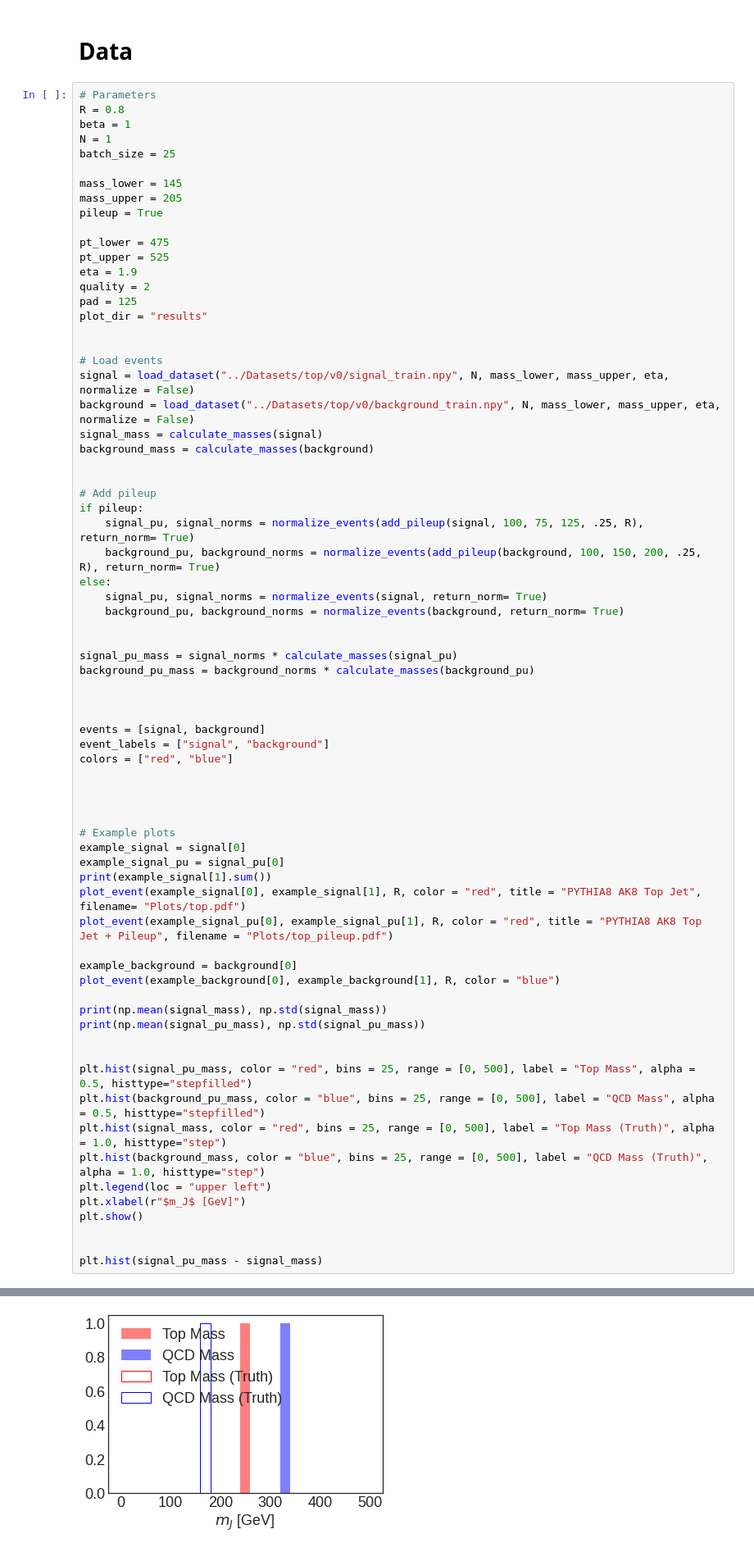
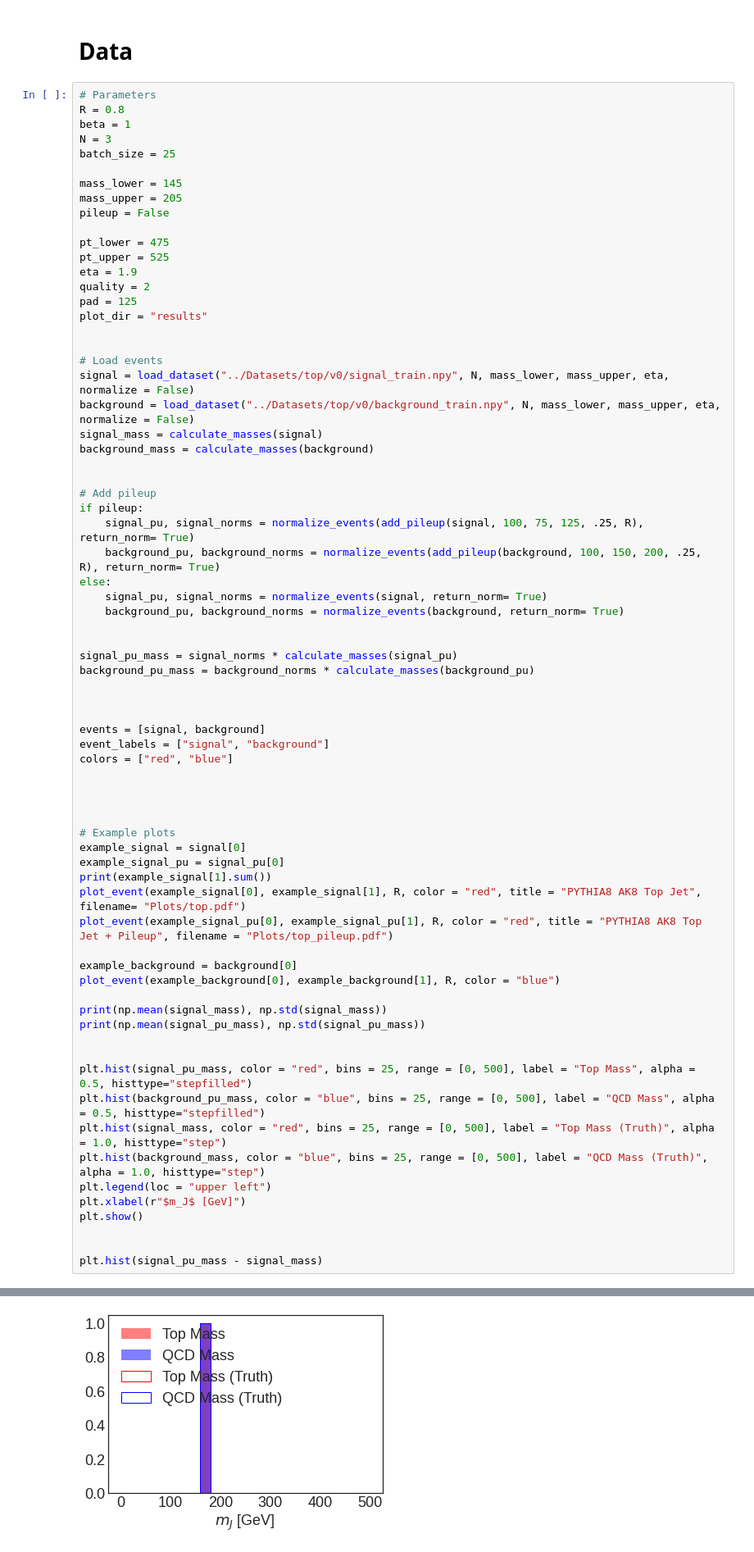
Before and after one commit to rikab/SHAPER, a Jupyter notebook: jets.ipynb, the cells around one changed output, grey strips where cells are left out. Shown: that part at 82% size. Drawn from its saved outputs; the diff is of its cells as text.

```diff
--- a/jets.ipynb
+++ b/jets.ipynb
@@ -42,12 +42,12 @@ Using CPU!
 # Parameters
 R = 0.8
 beta = 1
-N = 1
+N = 3
 batch_size = 25
 
 mass_lower = 145
 mass_upper = 205
-pileup = True
+pileup = False
 
 pt_lower = 475
 pt_upper = 525
@@ -121,2 +121,2 @@ plt.hist(signal_pu_mass - signal_mass)
-[figure, old version]
+[figure, new version]
 (array([0., 0., 0., 0., 0., 1., 0., 0., 0., 0.]),
```
Also changed, not shown: parts of 4 cells of this notebook, 2 other files.
